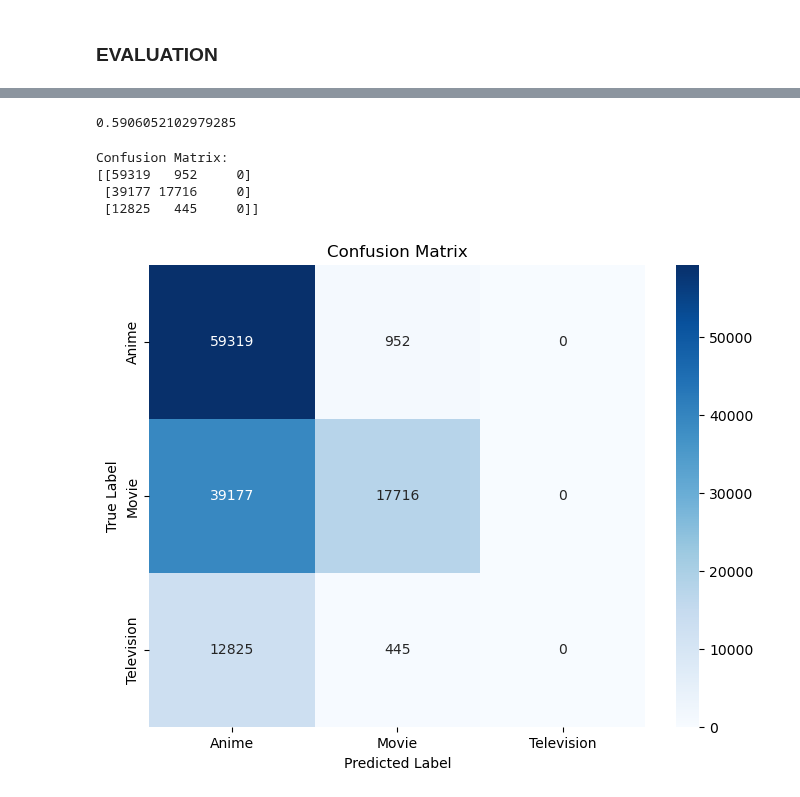
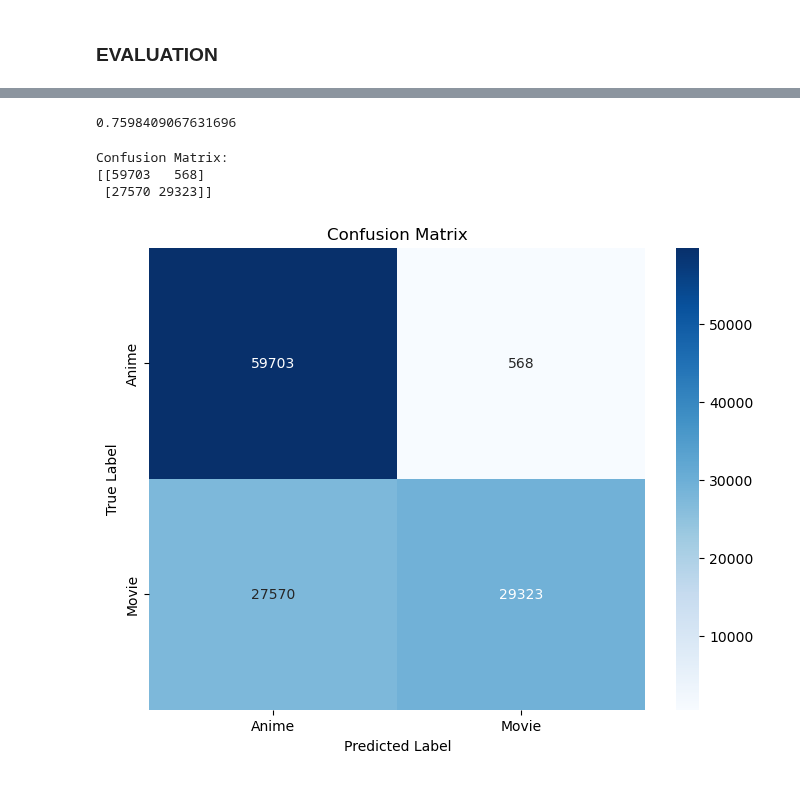
Before and after one commit to Sangeetha-238/BigData_Reddit_Analysis, a Jupyter notebook: code/ml/project_ml.ipynb, the cells around one changed output, grey strips where cells are left out. Cells and saved outputs as stored; diff of their text form; code cells hidden in the pictures.

Commit message:
ML Random Forest Done

```diff
--- a/code/ml/project_ml.ipynb
+++ b/code/ml/project_ml.ipynb
@@ -583,2 +565,21 @@ KeyboardInterrupt:
 # %% [markdown]
 ### EVALUATION
+# %%
+# Import pyspark and build Spark session
+from pyspark.sql import SparkSession
+
+# Import pyspark and build Spark session
+spark = SparkSession.builder \
+    .appName("Spark NLP")\
+    .master("local[*]")\
+    .config("spark.driver.memory","16G")\
+    .config("spark.executor.memory", "12g")\
+    .config("spark.executor.cores", "3")\
+    .config("spark.jars.packages", "com.johnsnowlabs.nlp:spark-nlp_2.12:5.1.3,org.apache.hadoop:hadoop-aws:3.2.2")\
+    .config(
+            "fs.s3a.aws.credentials.provider",
+            "com.amazonaws.auth.ContainerCredentialsProvider"
+    )\
+    .getOrCreate()
+
+print(spark.version)
@@ -589,2 +621,2 @@ transformed_train = spark.read.parquet("s3a://project-group34/project/submission
 # %%
-transformed_test = spark.read.parquet("s3a://project-group34/project/submissions/test_pred/")
+transformed_test = spark.read.parquet("s3a://project-group34/project/submissions/RandomForest/numTrees=100_maxDepth=10_maxBins=64/test_pred/")
@@ -667,7 +638,7 @@ accuracy = evaluator.evaluate(transformed_test)
 # %%
 accuracy
 # %% [output]
-0.5906052102979285
+0.7598409067631696
 # %%
 from sklearn.metrics import confusion_matrix
 # %%
@@ -679,19 +650,18 @@ print("Confusion Matrix:")
 print(cm)
 # %% [output]
 Confusion Matrix:
-[[59319   952     0]
- [39177 17716     0]
- [12825   445     0]]
+[[59703   568]
+ [27570 29323]]
 # %%
 import matplotlib.pyplot as plt
 import seaborn as sns
 # %%
 # Plot using heatmap
 plt.figure(figsize=(8, 6))
-sns.heatmap(cm, annot=True, fmt="d", cmap="Blues", yticklabels=["Anime", "Movie", "Television"], xticklabels=["Anime", "Movie", "Television"])
+sns.heatmap(cm, annot=True, fmt="d", cmap="Blues", yticklabels=["Anime", "Movie"], xticklabels=["Anime", "Movie"])
 plt.ylabel('True Label')
 plt.xlabel('Predicted Label')
 plt.title('Confusion Matrix')
 plt.show()
 # %% [output]
-[figure, old version]
+[figure, new version]
```
Also changed, not shown: parts of 21 cells of this notebook, 3 other files.
